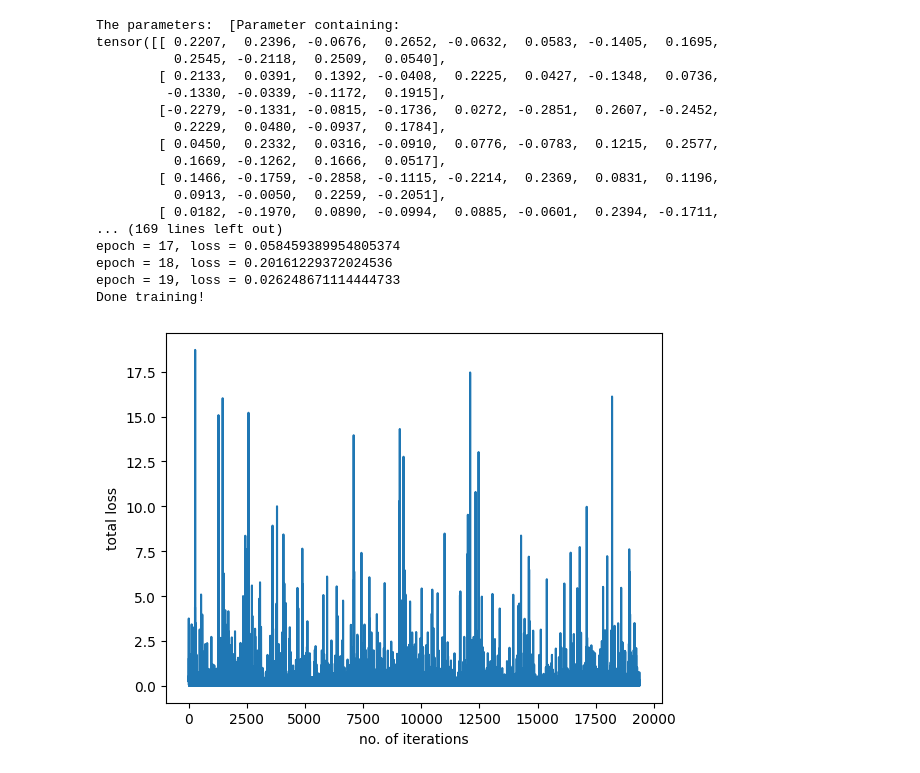
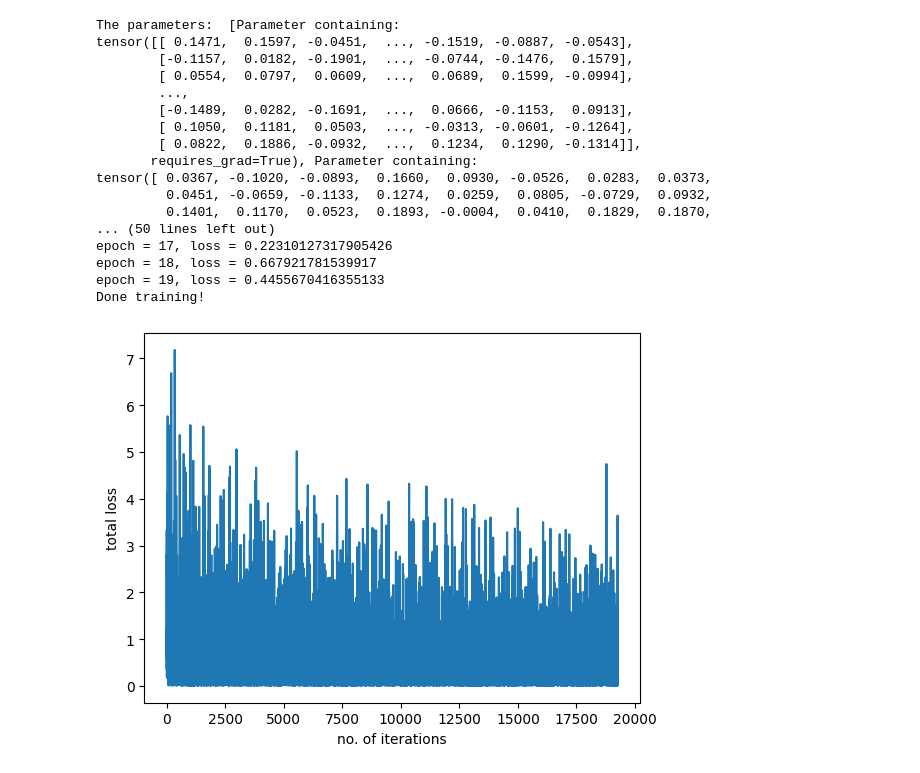
Before and after one commit to JLiekenbrock/m4_tests, a Jupyter notebook: dropouts.ipynb, the cells around one changed output. Saved outputs shown, nothing was run; the diff lists cells and outputs as text; code cells hidden in the pictures.

```diff
--- a/dropouts.ipynb
+++ b/dropouts.ipynb
@@ -24,12 +43,16 @@ df = pd.read_csv('train.csv')  # Ensure it has columns 'unique_id', 'ds', 'y'
 #df = df.sort_values(['unique_id', 'ds'])
 
 # You can scale the y-values for better training
-scaler = StandardScaler()
-df['y_scaled'] = scaler.fit_transform(df[['y']])
+
+df['y_scaled'] = df.groupby('unique_id')['y'].transform(lambda x: (x - x.mean()) / x.std())
+
+df = df.sort_values(by=["unique_id","ds"])
+
+id_stats = df.groupby('unique_id')['y'].agg(['mean', 'std'])
 
 # Creating the dataset class for multi-target regression
 class M4Dataset(Dataset):
-    def __init__(self, data, sequence_length=12, target_length=3):
+    def __init__(self, data, sequence_length=27, target_length=3):
         """
         data: DataFrame with columns ['unique_id', 'ds', 'y']
         sequence_length: Number of previous time steps to consider for prediction
@@ -46,7 +69,7 @@ class M4Dataset(Dataset):
         data_by_id = self.data[self.data['unique_id'] == unique_id]
 
         # We need to take the last `sequence_length` data points for X
-        X = data_by_id['y_scaled'].values[-(self.sequence_length+1):-1]
+        X = data_by_id['y_scaled'].values[-(self.sequence_length+self.target_length):-self.target_length]
 
         # The next `target_length` values are the targets
         y = data_by_id['y_scaled'].values[-self.target_length:]
@@ -61,9 +84,25 @@ class M4Dataset(Dataset):
         return len(self.unique_ids)
 
 # Creating dataset object for multi-target regression
-sequence_length = 12  # Use 12 time steps to predict the next 3 values
+sequence_length = 27  # Use 12 time steps to predict the next 3 values
 target_length = 3  # We want to predict the next 3 time steps
 dataset = M4Dataset(df, sequence_length=sequence_length, target_length=target_length)
+
+class LSTMModel(torch.nn.Module):
+    def __init__(self, input_dim, hidden_dim, output_dim, num_layers=1):
+        super(LSTMModel, self).__init__()
+
+        # Define LSTM layer
+        self.lstm = torch.nn.LSTM(input_dim, hidden_dim, num_layers, batch_first=True)
+        self.fc = torch.nn.Linear(hidden_dim, output_dim)  # Fully connected layer after LSTM
+
+    def forward(self, x):
+        # x shape: (batch_size, sequence_length, input_dim)
+        lstm_out, _ = self.lstm(x)
+        # Get the output from the last time step
+        last_time_step = lstm_out[:, -1, :]
+        y_pred = self.fc(last_time_step)  # Output layer
+        return y_pred
 
 class MultipleLinearRegression(torch.nn.Module):
     # Constructor
@@ -71,15 +110,19 @@ class MultipleLinearRegression(torch.nn.Module):
         super(MultipleLinearRegression, self).__init__()
 
         # Define the layers
-        self.linear1 = torch.nn.Linear(input_dim, 64)  # First linear layer
+        self.linear1 = torch.nn.Linear(input_dim, 64)  # First hidden layer
+        self.relu1 = torch.nn.ReLU()  # Activation function after first hidden layer
         self.dropout = torch.nn.Dropout(dropout_prob)  # Dropout layer
-        self.linear2 = torch.nn.Linear(64, output_dim)  # Second linear layer
+        self.linear2 = torch.nn.Linear(64, 32)  # Second hidden layer
+        self.relu2 = torch.nn.ReLU()  # Activation function after second hidden layer
+        self.linear3 = torch.nn.Linear(32, output_dim)  # Output layer
 
     # Prediction
     def forward(self, x):
-        x = torch.relu(self.linear1(x))  # Apply ReLU activation after first linear layer
-        x = self.dropout(x)  # Apply dropout after ReLU activation
-        x = self.linear2(x)  # Output layer (no activation for regression)
+        x = self.relu1(self.linear1(x))  # Apply ReLU activation after first linear layer
+        x = self.dropout(x)  # Apply dropout after first hidden layer
+        x = self.relu2(self.linear2(x))  # Apply ReLU activation after second hidden layer
+        x = self.linear3(x)  # Output layer (no activation for regression)
         return x
 
 # Model setup
@@ -87,48 +130,48 @@ MLR_model = MultipleLinearRegression(sequence_length, target_length)
 print("The parameters: ", list(MLR_model.parameters()))
 
 # Defining the model optimizer and loss function
-optimizer = torch.optim.SGD(MLR_model.parameters(), lr=0.01)
+optimizer = torch.optim.Adam(MLR_model.parameters(), lr=0.001)
 criterion = torch.nn.MSELoss()
 
 # Create the DataLoader
 train_loader = DataLoader(dataset=dataset, batch_size=1, shuffle=True)
 
 # Train the model
 losses = []
 epochs = 20
 for epoch in range(epochs):
     for x, y in train_loader:
         y_pred = MLR_model(x)
         loss = criterion(y_pred, y)
         losses.append(loss.item())
         optimizer.zero_grad()
         loss.backward()
         optimizer.step()
 
     print(f"epoch = {epoch}, loss = {loss.item()}")
 print("Done training!")
 
 # Plot the losses
 plt.plot(losses)
 plt.xlabel("no. of iterations")
 plt.ylabel("total loss")
 plt.show()
 # %% [output]
 The parameters:  [Parameter containing:
-tensor([[ 0.2207,  0.2396, -0.0676,  0.2652, -0.0632,  0.0583, -0.1405,  0.1695,
-          0.2545, -0.2118,  0.2509,  0.0540],
-        [ 0.2133,  0.0391,  0.1392, -0.0408,  0.2225,  0.0427, -0.1348,  0.0736,
-         -0.1330, -0.0339, -0.1172,  0.1915],
-        [-0.2279, -0.1331, -0.0815, -0.1736,  0.0272, -0.2851,  0.2607, -0.2452,
-          0.2229,  0.0480, -0.0937,  0.1784],
-        [ 0.0450,  0.2332,  0.0316, -0.0910,  0.0776, -0.0783,  0.1215,  0.2577,
-          0.1669, -0.1262,  0.1666,  0.0517],
-        [ 0.1466, -0.1759, -0.2858, -0.1115, -0.2214,  0.2369,  0.0831,  0.1196,
-          0.0913, -0.0050,  0.2259, -0.2051],
-        [ 0.0182, -0.1970,  0.0890, -0.0994,  0.0885, -0.0601,  0.2394, -0.1711,
-... (169 lines left out)
-epoch = 17, loss = 0.058459389954805374
-epoch = 18, loss = 0.20161229372024536
-epoch = 19, loss = 0.026248671114444733
+tensor([[ 0.1471,  0.1597, -0.0451,  ..., -0.1519, -0.0887, -0.0543],
+        [-0.1157,  0.0182, -0.1901,  ..., -0.0744, -0.1476,  0.1579],
+        [ 0.0554,  0.0797,  0.0609,  ...,  0.0689,  0.1599, -0.0994],
+        ...,
+        [-0.1489,  0.0282, -0.1691,  ...,  0.0666, -0.1153,  0.0913],
+        [ 0.1050,  0.1181,  0.0503,  ..., -0.0313, -0.0601, -0.1264],
+        [ 0.0822,  0.1886, -0.0932,  ...,  0.1234,  0.1290, -0.1314]],
+       requires_grad=True), Parameter containing:
+tensor([ 0.0367, -0.1020, -0.0893,  0.1660,  0.0930, -0.0526,  0.0283,  0.0373,
+         0.0451, -0.0659, -0.1133,  0.1274,  0.0259,  0.0805, -0.0729,  0.0932,
+         0.1401,  0.1170,  0.0523,  0.1893, -0.0004,  0.0410,  0.1829,  0.1870,
+... (50 lines left out)
+epoch = 17, loss = 0.22310127317905426
+epoch = 18, loss = 0.667921781539917
+epoch = 19, loss = 0.4455670416355133
 Done training!
-[figure, old version]
+[figure, new version]
```
Also changed, not shown: parts of 15 cells of this notebook, 3 other files.
